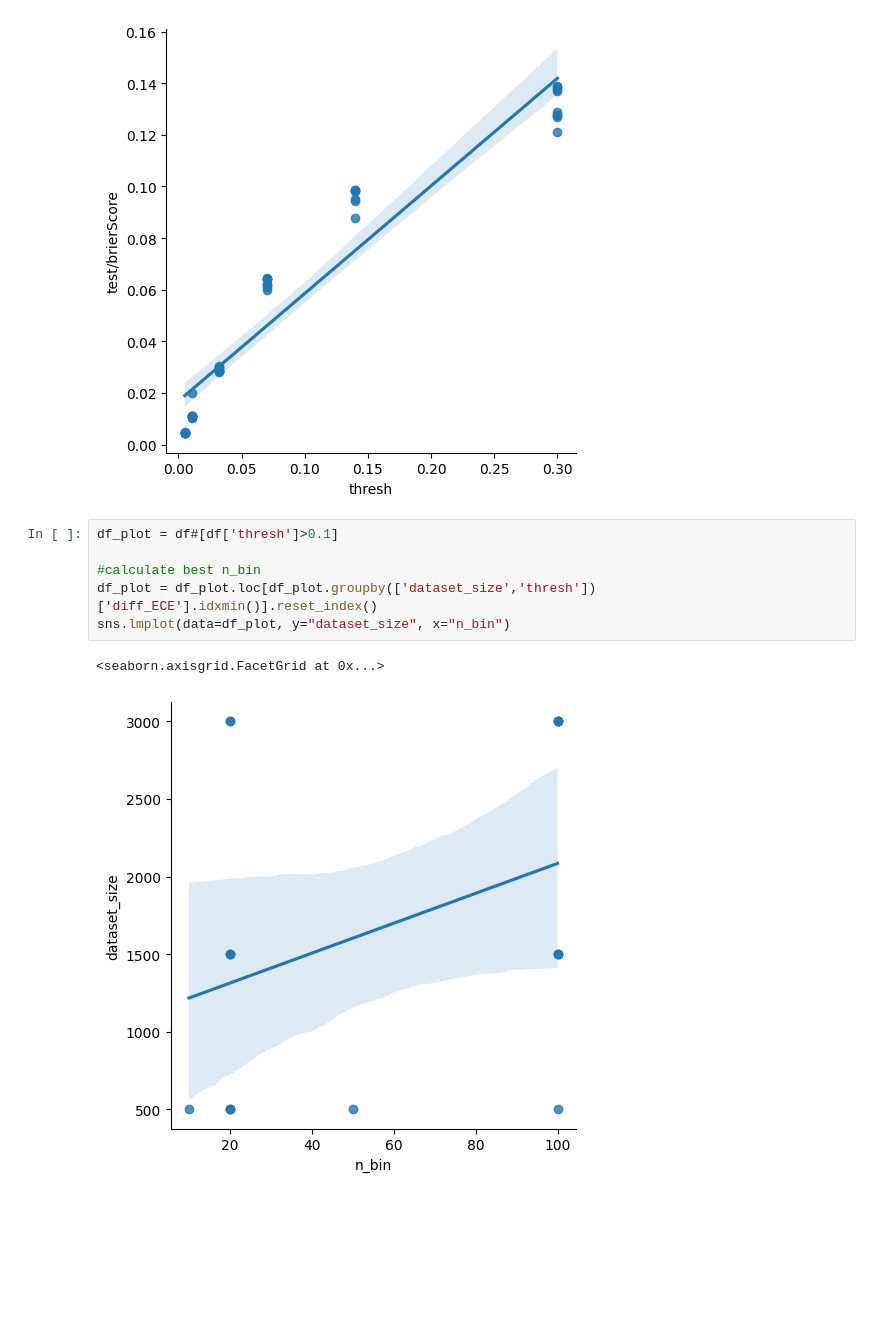
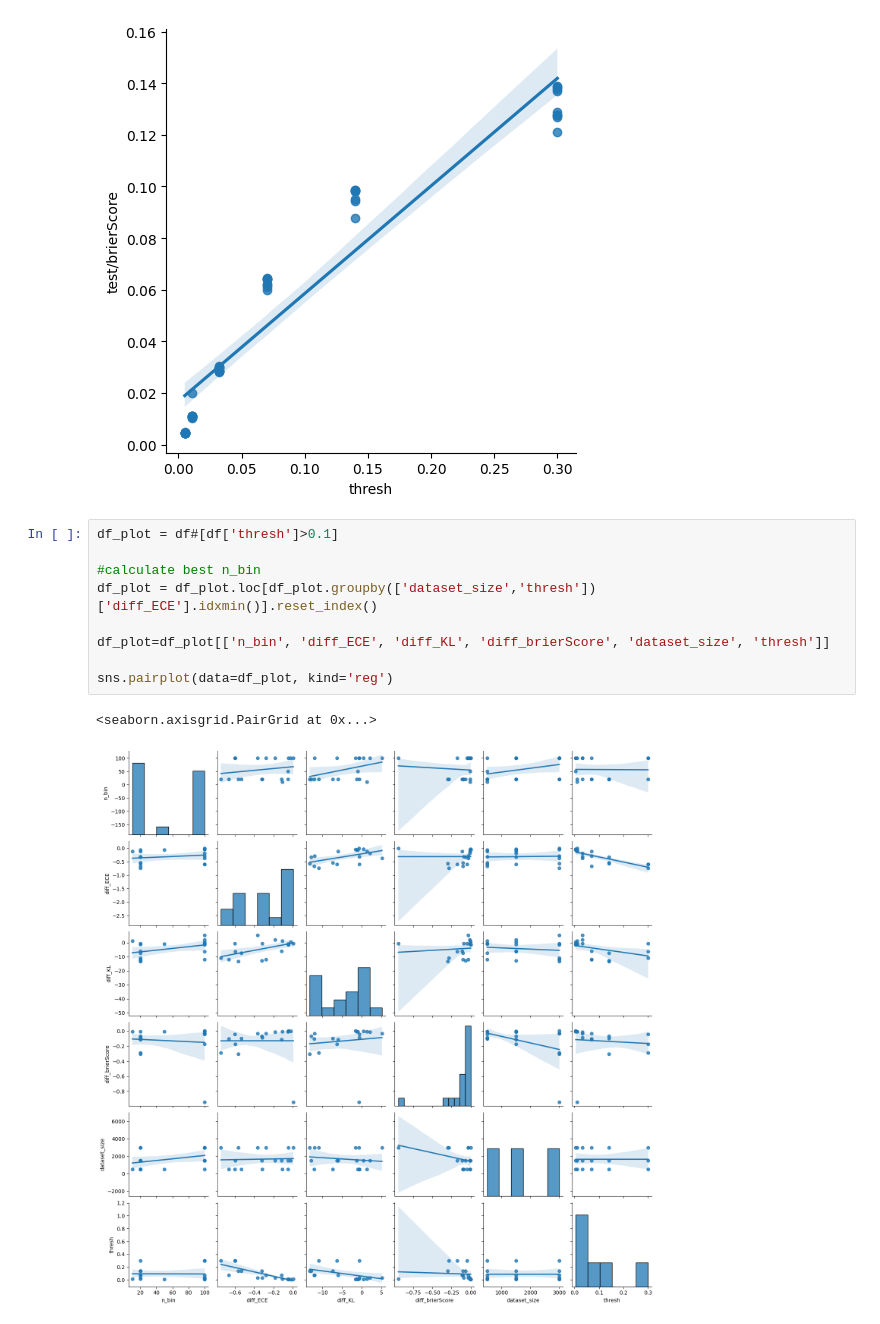
Before and after one commit to simone7monaco/rainfall-prediction, a Jupyter notebook: notebooks/cape.ipynb, the cells around one changed output. Saved outputs shown, nothing was run; the diff lists cells and outputs as text; blank space fills up the shorter version.

```diff
--- a/notebooks/cape.ipynb
+++ b/notebooks/cape.ipynb
@@ -171,9 +169,12 @@ sns.lmplot(data=df_plot, y="test/brierScore", x="thresh")
 # %%
 df_plot = df#[df['thresh']>0.1]
 
 #calculate best n_bin
 df_plot = df_plot.loc[df_plot.groupby(['dataset_size','thresh'])['diff_ECE'].idxmin()].reset_index()
-sns.lmplot(data=df_plot, y="dataset_size", x="n_bin")
+
+df_plot=df_plot[['n_bin', 'diff_ECE', 'diff_KL', 'diff_brierScore', 'dataset_size', 'thresh']]
+
+sns.pairplot(data=df_plot, kind='reg')
 # %% [output]
-<seaborn.axisgrid.FacetGrid at 0x...>
+<seaborn.axisgrid.PairGrid at 0x...>
-[figure, old version]
+[figure, new version]
```
Also changed, not shown: parts of 2 cells of this notebook, 1 other file.
